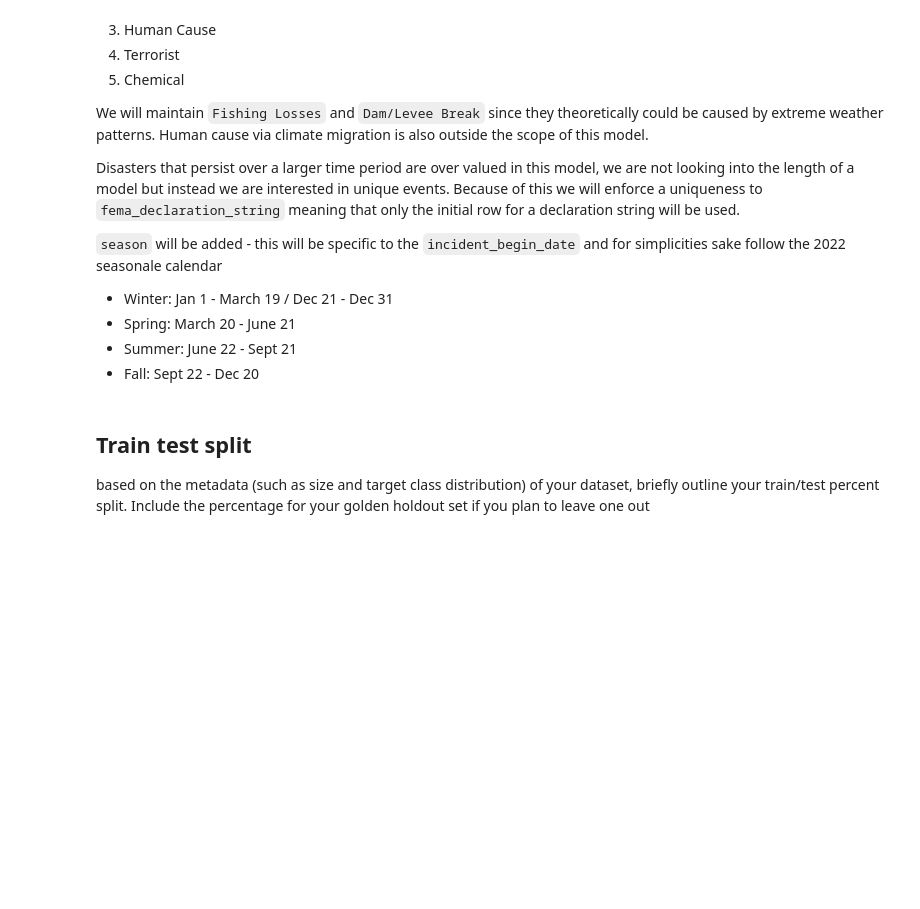
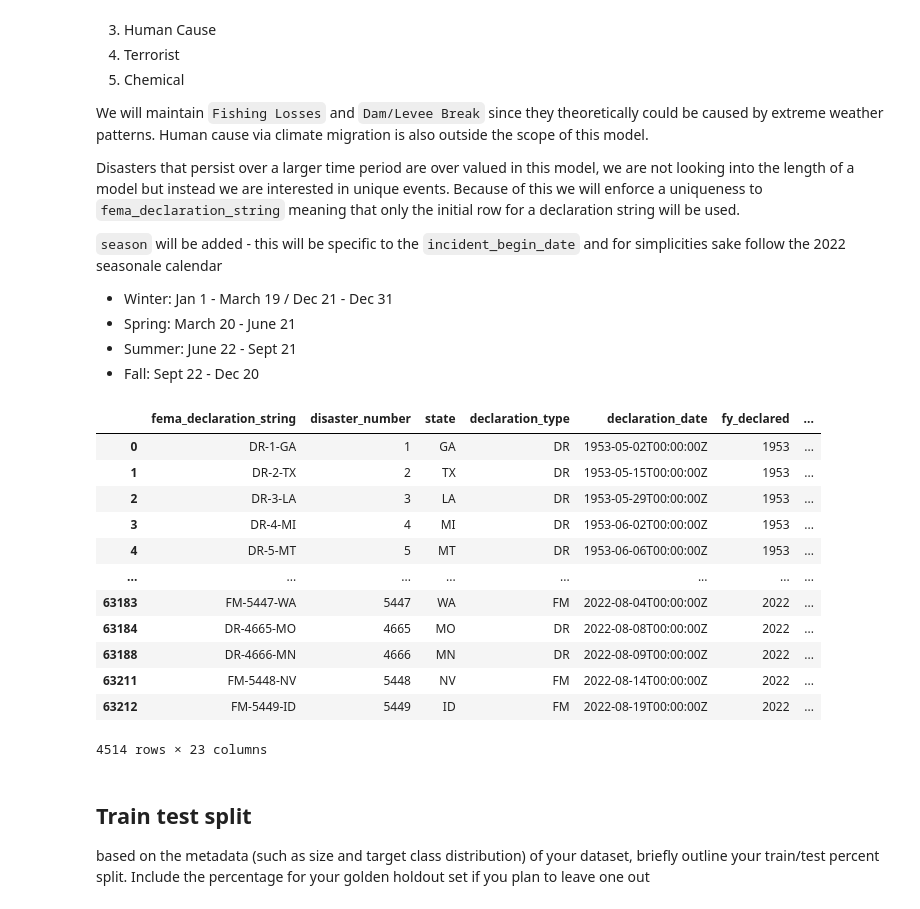
Before and after one commit to garrett-vangilder/CS5262, a Jupyter notebook: fema_declarations.ipynb, the cells around one changed output. Drawn from its saved outputs; the diff is of its cells as text; code cells hidden in the pictures; blank space fills up the shorter version.

```diff
--- a/fema_declarations.ipynb
+++ b/fema_declarations.ipynb
@@ -167,3 +167,28 @@ Disasters that persist over a larger time period are over valued in this model,
 - Spring: March 20 - June 21
 - Summer: June 22 - Sept 21
 - Fall: Sept 22 - Dec 20
+# %%
+# Drop non weather specific events
+it_to_drop = ['Biological', 'Toxic Substance', 'Human Cause', 'Terrorist', 'Chemical']
+
+disasters = disasters[~disasters.incident_type.isin(it_to_drop)]
+# %%
+# Drop all but first entry by fema_declaration_string
+
+disasters = disasters.drop_duplicates(subset=['fema_declaration_string'])
+
+disasters
+# %% [output]
+|  | fema_declaration_string | disaster_number | state | declaration_type | declaration_date | fy_declared | ... |
+| 0 | DR-1-GA | 1 | GA | DR | 1953-05-02T00:00:00Z | 1953 | ... |
+| 1 | DR-2-TX | 2 | TX | DR | 1953-05-15T00:00:00Z | 1953 | ... |
+| 2 | DR-3-LA | 3 | LA | DR | 1953-05-29T00:00:00Z | 1953 | ... |
+| 3 | DR-4-MI | 4 | MI | DR | 1953-06-02T00:00:00Z | 1953 | ... |
+| 4 | DR-5-MT | 5 | MT | DR | 1953-06-06T00:00:00Z | 1953 | ... |
+| ... | ... | ... | ... | ... | ... | ... | ... |
+| 63183 | FM-5447-WA | 5447 | WA | FM | 2022-08-04T00:00:00Z | 2022 | ... |
+| 63184 | DR-4665-MO | 4665 | MO | DR | 2022-08-08T00:00:00Z | 2022 | ... |
+| 63188 | DR-4666-MN | 4666 | MN | DR | 2022-08-09T00:00:00Z | 2022 | ... |
+| 63211 | FM-5448-NV | 5448 | NV | FM | 2022-08-14T00:00:00Z | 2022 | ... |
+| 63212 | FM-5449-ID | 5449 | ID | FM | 2022-08-19T00:00:00Z | 2022 | ... |
+4514 rows × 23 columns
```
Also changed, not shown: parts of 1 cell of this notebook.
